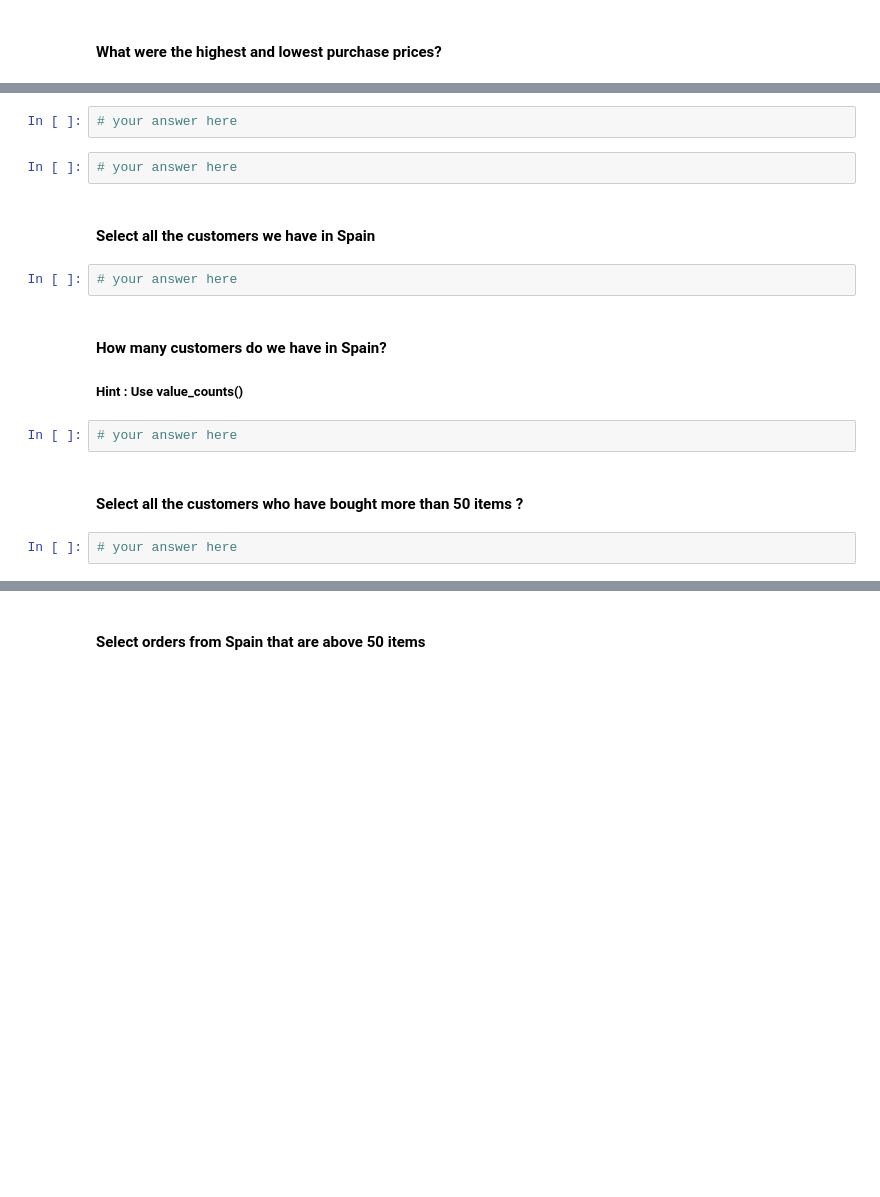
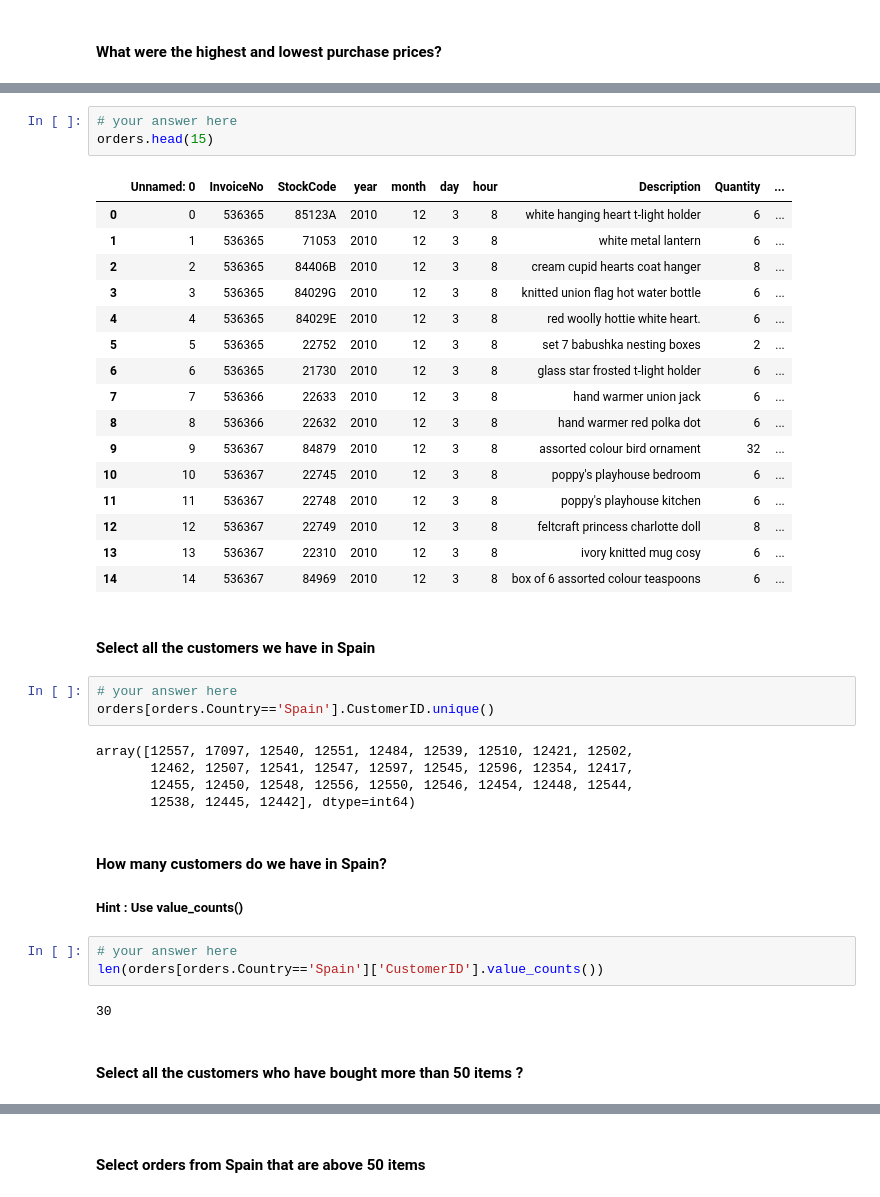
Before and after one commit to fuentebermudez/data-labs, a Jupyter notebook: module-2/lab-subsetting-and-descriptive-stats/your-code/main.ipynb, the cells around one changed output, grey strips where cells are left out. Drawn from its saved outputs; the diff is of its cells as text; blank space fills up the shorter version.

```diff
--- a/module-2/lab-subsetting-and-descriptive-stats/your-code/main.ipynb
+++ b/module-2/lab-subsetting-and-descriptive-stats/your-code/main.ipynb
@@ -366,17 +377,40 @@ orders.describe()
 # %%
 # your answer here
+orders.head(15)
+# %% [output]
+|  | Unnamed: 0 | InvoiceNo | StockCode | year | month | day | hour | Description | Quantity | ... |
+| 0 | 0 | 536365 | 85123A | 2010 | 12 | 3 | 8 | white hanging heart t-light holder | 6 | ... |
+| 1 | 1 | 536365 | 71053 | 2010 | 12 | 3 | 8 | white metal lantern | 6 | ... |
+| 2 | 2 | 536365 | 84406B | 2010 | 12 | 3 | 8 | cream cupid hearts coat hanger | 8 | ... |
+| 3 | 3 | 536365 | 84029G | 2010 | 12 | 3 | 8 | knitted union flag hot water bottle | 6 | ... |
+| 4 | 4 | 536365 | 84029E | 2010 | 12 | 3 | 8 | red woolly hottie white heart. | 6 | ... |
+| 5 | 5 | 536365 | 22752 | 2010 | 12 | 3 | 8 | set 7 babushka nesting boxes | 2 | ... |
+| 6 | 6 | 536365 | 21730 | 2010 | 12 | 3 | 8 | glass star frosted t-light holder | 6 | ... |
+| 7 | 7 | 536366 | 22633 | 2010 | 12 | 3 | 8 | hand warmer union jack | 6 | ... |
+| 8 | 8 | 536366 | 22632 | 2010 | 12 | 3 | 8 | hand warmer red polka dot | 6 | ... |
+| 9 | 9 | 536367 | 84879 | 2010 | 12 | 3 | 8 | assorted colour bird ornament | 32 | ... |
+| 10 | 10 | 536367 | 22745 | 2010 | 12 | 3 | 8 | poppy's playhouse bedroom | 6 | ... |
+| 11 | 11 | 536367 | 22748 | 2010 | 12 | 3 | 8 | poppy's playhouse kitchen | 6 | ... |
+| 12 | 12 | 536367 | 22749 | 2010 | 12 | 3 | 8 | feltcraft princess charlotte doll | 8 | ... |
+| 13 | 13 | 536367 | 22310 | 2010 | 12 | 3 | 8 | ivory knitted mug cosy | 6 | ... |
+| 14 | 14 | 536367 | 84969 | 2010 | 12 | 3 | 8 | box of 6 assorted colour teaspoons | 6 | ... |
-# %%
-# your answer here
 # %% [markdown]
 #### Select all the customers we have in Spain
 # %%
 # your answer here
+orders[orders.Country=='Spain'].CustomerID.unique()
+# %% [output]
+array([12557, 17097, 12540, 12551, 12484, 12539, 12510, 12421, 12502,
+       12462, 12507, 12541, 12547, 12597, 12545, 12596, 12354, 12417,
+       12455, 12450, 12548, 12556, 12550, 12546, 12454, 12448, 12544,
+       12538, 12445, 12442], dtype=int64)
 # %% [markdown]
 #### How many customers do we have in Spain?
 ##### Hint : Use value_counts()
 # %%
 # your answer here
+len(orders[orders.Country=='Spain']['CustomerID'].value_counts())
+# %% [output]
+30
 # %% [markdown]
 #### Select all the customers who have bought more than 50 items ?
-# %%
-# your answer here
```
Also changed, not shown: parts of 19 cells of this notebook.
